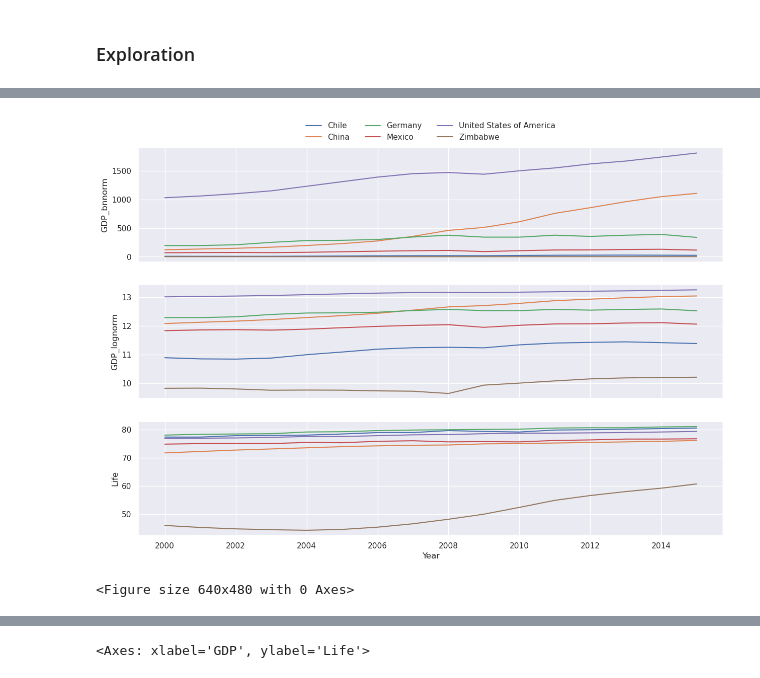
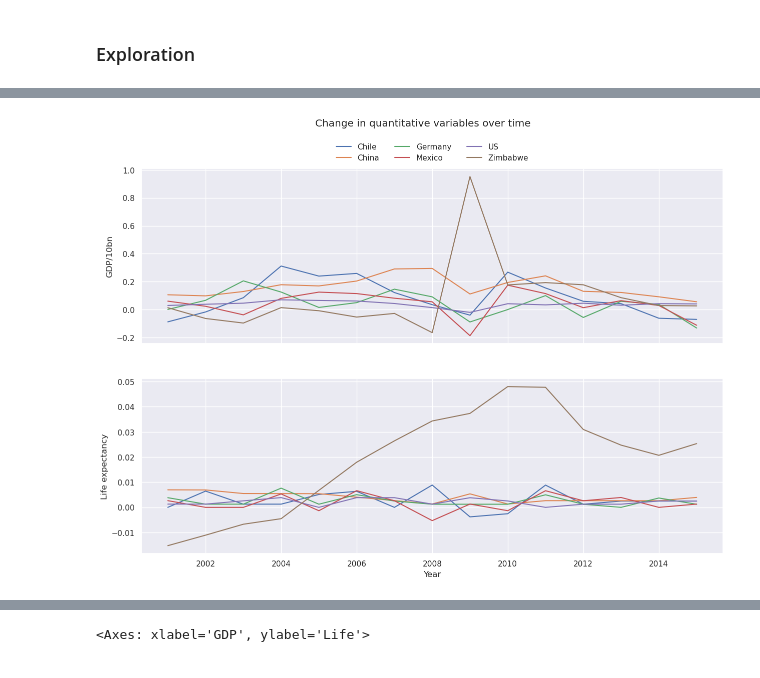
Before and after one commit to NicolaiBanke/Life-Expectancy-and-GDP, a Jupyter notebook: life_expectancy_gdp.ipynb, the cells around one changed output, grey strips where cells are left out. Drawn from its saved outputs; the diff is of its cells as text; code cells hidden in the pictures.

Commit message:
refocused the analysis around pct_change of the GDP and LEABY variables and added violin and swarm plots

```diff
--- a/life_expectancy_gdp.ipynb
+++ b/life_expectancy_gdp.ipynb
@@ -31,7 +32,10 @@ data['GDP_bnnorm'] = data['GDP'].map(lambda x: x/(10**10))
 data['GDP_lognorm'] = data['GDP'].map(lambda x: np.log10(x))
 
 # Simplify name of Life expectancy column
-data.rename(columns={'Life expectancy at birth (years)':'Life'}, inplace=True)
+data.rename(columns={'Life expectancy at birth (years)':'LEABY'}, inplace=True)
+
+# Percent changes of Life expectancy and GDP over time
+data[['LEABY_pct_ch', 'GDP_pct_ch']] = data[['LEABY', 'GDP', 'Country']].groupby('Country').pct_change()
 
 # Simplify name of the United States
 data['Country'] = data['Country'].map(lambda x: 'US' if x == 'United States of America' else x)
@@ -86,12 +88,18 @@ sns.histplot(data=data[data['Country'] == 'Chile'].GDP_bnnorm, bins=10)
 # %%
-fig, ax = plt.subplots(3,1, figsize=(15,10), sharex=True, sharey=False)
+nrows = 2
+ncols = 1
 
-sns.lineplot(data=data, ax=ax[0], x="Year", y="GDP_bnnorm", hue="Country")
+fig, ax = plt.subplots(nrows, ncols, figsize=(15,10), sharex=True, sharey=False)
+
+sns.lineplot(data=data, ax=ax[0], x="Year", y="GDP_pct_ch", hue="Country")
 sns.move_legend(ax[0], 'lower center', bbox_to_anchor=(.5, 1), ncol=3, title=None, frameon=False)
-sns.lineplot(data=data, ax=ax[1], x="Year", y="GDP_lognorm", hue="Country", legend=False)
-sns.lineplot(data=data, ax=ax[2], x="Year", y="Life", hue='Country', legend=False)
+sns.lineplot(data=data, ax=ax[1], x="Year", y="LEABY_pct_ch", hue='Country', legend=False)
+
+fig.suptitle('Change in quantitative variables over time')
+
+ax[0].set_ylabel('GDP/10bn')
+ax[1].set_ylabel('Life expectancy')
+
 plt.show()
-plt.clf()
 # %% [output]
-[figure, old version]
+[figure, new version]
-<Figure size 640x480 with 0 Axes>
```
Also changed, not shown: parts of 11 cells of this notebook.
